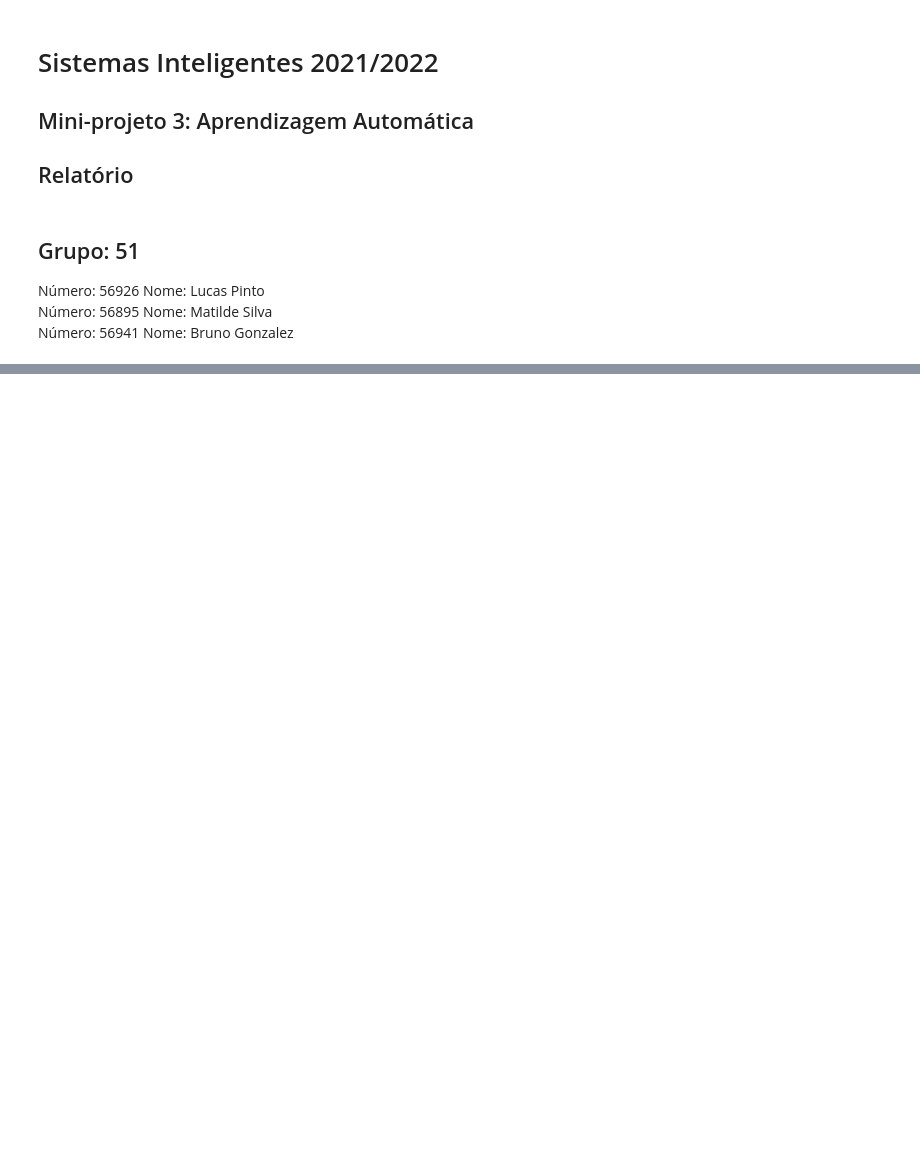
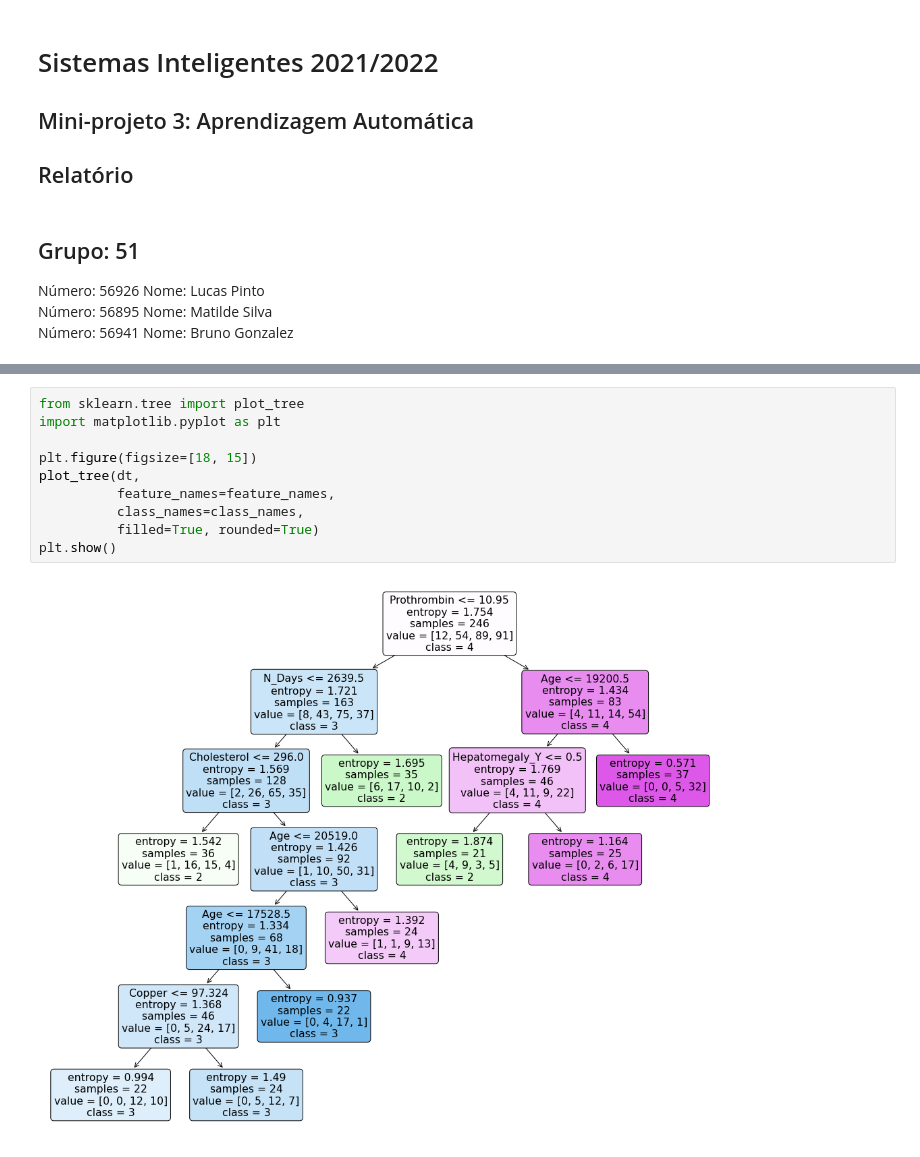
Before and after one commit to luckspt/si-projeto, a Jupyter notebook: P3/SI-proj3-51.ipynb, the cells around one changed output, grey strips where cells are left out. Cells and saved outputs as stored; diff of their text form; blank space fills up the shorter version.

```diff
--- a/P3/SI-proj3-51.ipynb
+++ b/P3/SI-proj3-51.ipynb
@@ -432,0 +148,12 @@ df_cirrose_test_Xdum
+# %%
+from sklearn.tree import plot_tree
+import matplotlib.pyplot as plt
+
+plt.figure(figsize=[18, 15])
+plot_tree(dt,
+          feature_names=feature_names,
+          class_names=class_names,
+          filled=True, rounded=True)
+plt.show()
+# %% [output]
+[figure, added]
```
Also changed, not shown: parts of 43 cells of this notebook, 1 other file.
